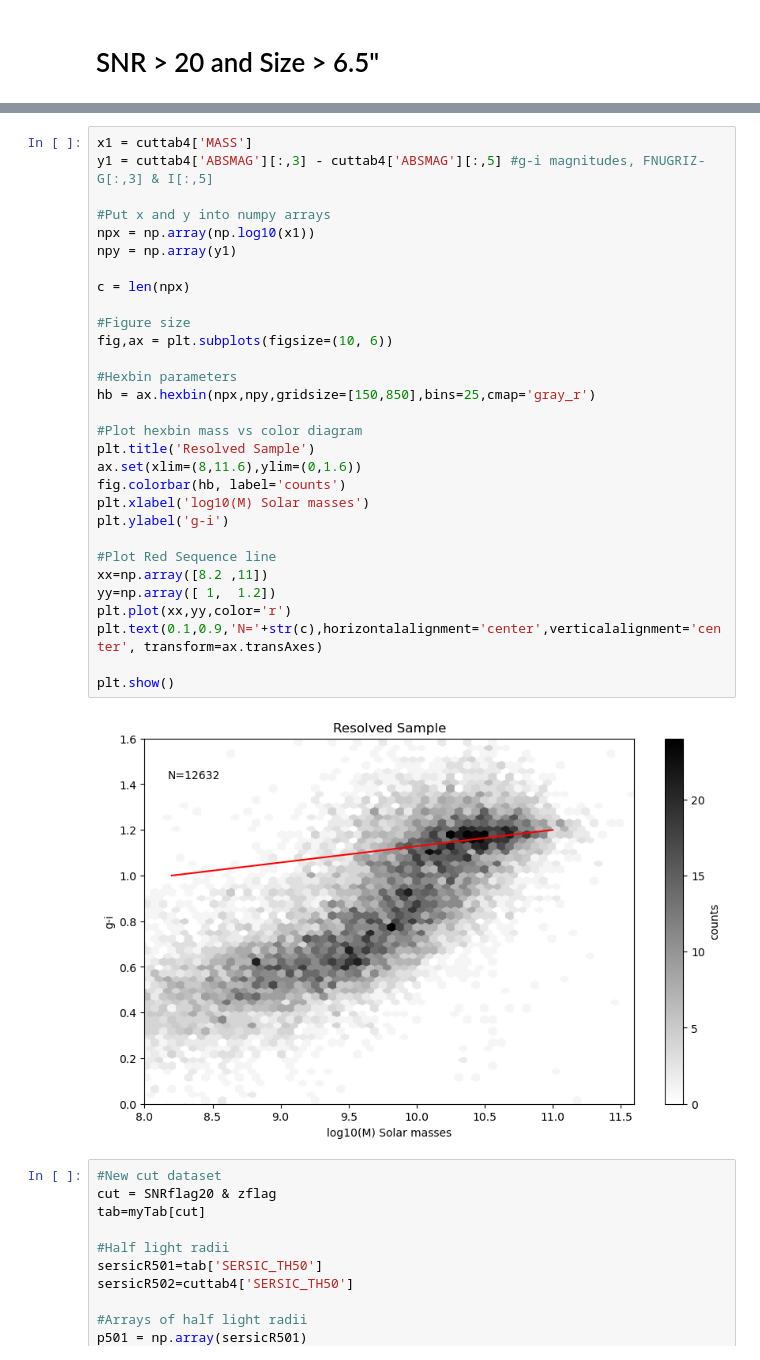
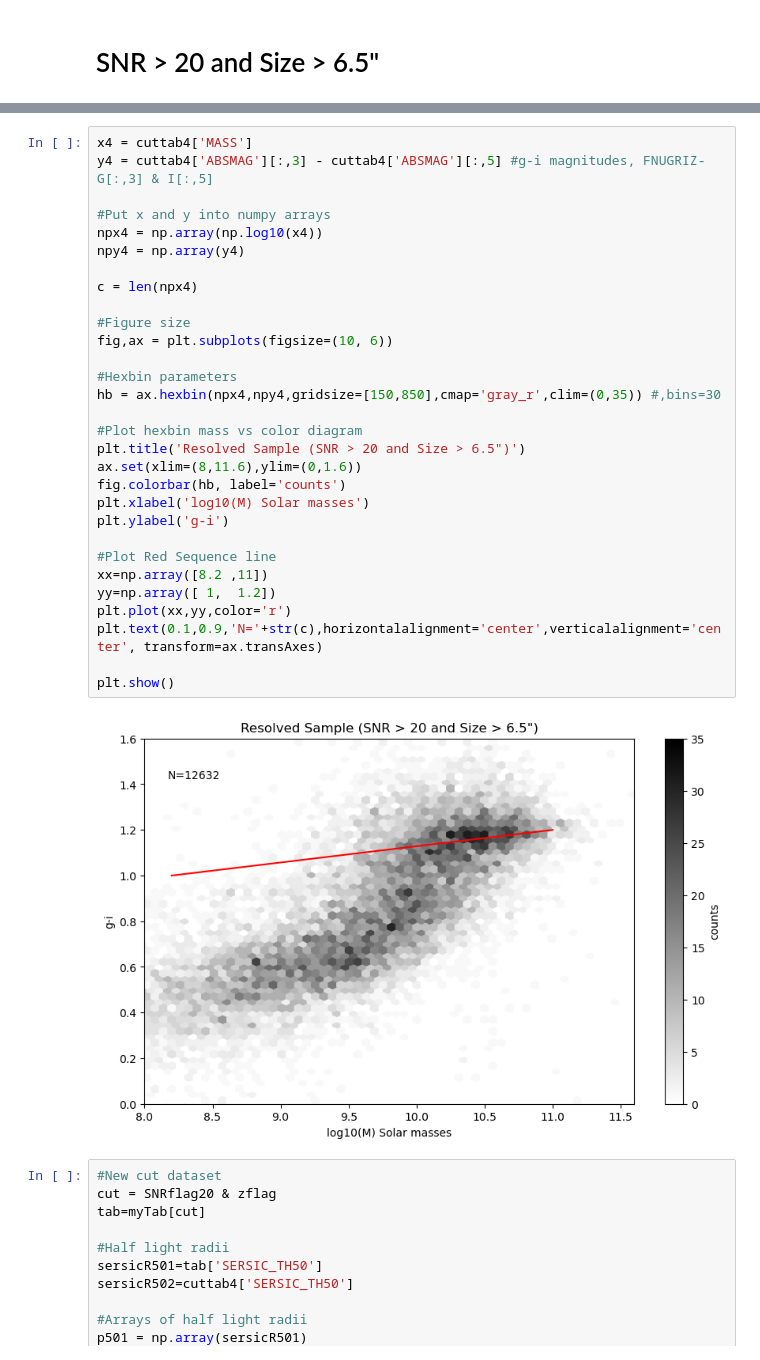
Before and after one commit to EvanBarkus/WISESize_Project, a Jupyter notebook: FlagChange.ipynb, the cells around one changed output, grey strips where cells are left out. Drawn from its saved outputs; the diff is of its cells as text.

```diff
--- a/FlagChange.ipynb
+++ b/FlagChange.ipynb
@@ -353,35 +347,35 @@ plt.clim(0.002,0.026)
 # %%
-x1 = cuttab4['MASS']
-y1 = cuttab4['ABSMAG'][:,3] - cuttab4['ABSMAG'][:,5] #g-i magnitudes, FNUGRIZ- G[:,3] & I[:,5]
+x4 = cuttab4['MASS']
+y4 = cuttab4['ABSMAG'][:,3] - cuttab4['ABSMAG'][:,5] #g-i magnitudes, FNUGRIZ- G[:,3] & I[:,5]
 
 #Put x and y into numpy arrays
-npx = np.array(np.log10(x1))
-npy = np.array(y1)
+npx4 = np.array(np.log10(x4))
+npy4 = np.array(y4)
 
-c = len(npx)
+c = len(npx4)
 
 #Figure size
 fig,ax = plt.subplots(figsize=(10, 6))
 
 #Hexbin parameters
-hb = ax.hexbin(npx,npy,gridsize=[150,850],bins=25,cmap='gray_r')
+hb = ax.hexbin(npx4,npy4,gridsize=[150,850],cmap='gray_r',clim=(0,35)) #,bins=30
 
 #Plot hexbin mass vs color diagram
-plt.title('Resolved Sample')
+plt.title('Resolved Sample (SNR > 20 and Size > 6.5")')
 ax.set(xlim=(8,11.6),ylim=(0,1.6))
 fig.colorbar(hb, label='counts')
 plt.xlabel('log10(M) Solar masses')
 plt.ylabel('g-i')
 
 #Plot Red Sequence line
 xx=np.array([8.2 ,11])
 yy=np.array([ 1,  1.2])
 plt.plot(xx,yy,color='r')
 plt.text(0.1,0.9,'N='+str(c),horizontalalignment='center',verticalalignment='center', transform=ax.transAxes)
 
 plt.show()
 # %% [output]
-[figure, old version]
+[figure, new version]
 # %%
 #New cut dataset
 cut = SNRflag20 & zflag
```
Also changed, not shown: parts of 9 cells of this notebook, 1 other file.
